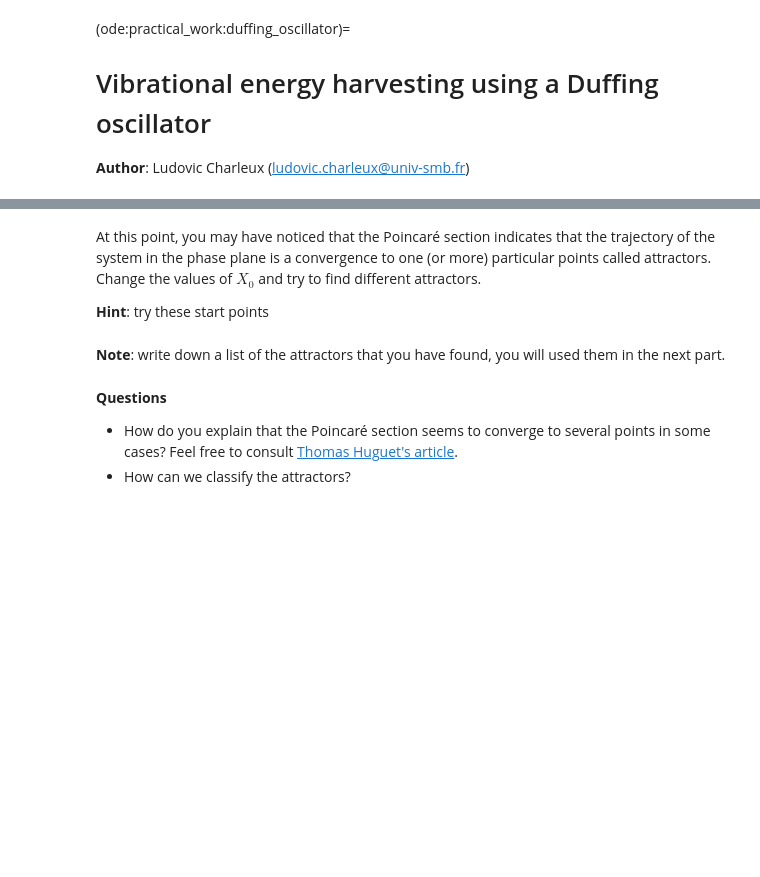
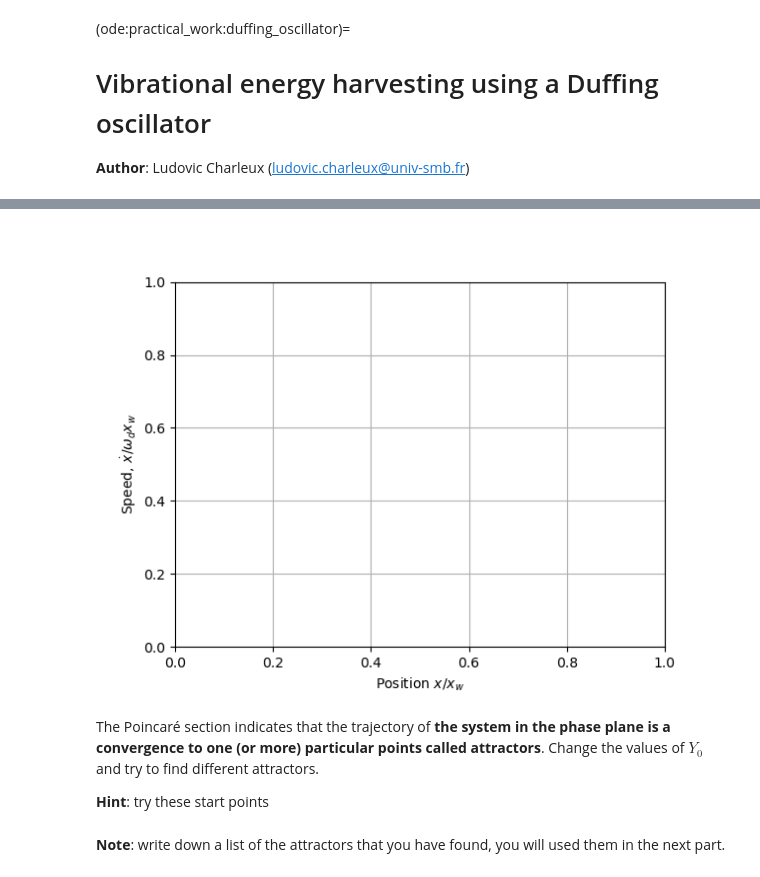
Before and after one commit to symmeHub/positron, a Jupyter notebook: book/ode/exercises/tutorials/duffing_oscillator.ipynb, the cells around one changed output, grey strips where cells are left out. Cells and saved outputs as stored; diff of their text form; code cells hidden in the pictures; blank space fills up the shorter version.

Commit message:
Changements TP ODE

```diff
--- a/book/ode/exercises/tutorials/duffing_oscillator.ipynb
+++ b/book/ode/exercises/tutorials/duffing_oscillator.ipynb
@@ -186,19 +209,21 @@ Think of a way to plot these points and put it in place.
 # %%
 # POINCARE SECTION
 # xp = # COMPLETE
-# dotx =  # COMPLETE
+# dotxp =  # COMPLETE
 
 plt.figure()
-# plt.scatter(xp/xw, dotxp/(xw*w0), marker="o", s = 5, color = "r", label = "Poincaré Section")
-# plt.scatter(xp[-5:]/xw, dotxp[-5:]/(xw*w0), marker="o", s = 30, color = "b", label = "Attractors")
+# plt.scatter(x= ,y= ,color= , marker= , s = ,label = "Poincaré Section")
+# plt.scatter(x= ,y= ,color= , marker= , s = ,label = "Attractors")
 plt.grid()
-# plt.legend()
+plt.legend()
 plt.xlabel("Position $x/x_{w}$")
 plt.ylabel("Speed, $\dot x / {\omega_d x_{w}}$")
 plt.show()
 # plt.close("all")
+# %% [output]
+[figure, added]
 # %% [markdown]
-At this point, you may have noticed that the Poincaré section indicates that the trajectory of the system in the phase plane is a convergence to one (or more) particular points called attractors. Change the values of $X_0$ and try to find different attractors.
+The Poincaré section indicates that the trajectory of **the system in the phase plane is a convergence to one (or more) particular points called attractors**. Change the values of $Y_0$ and try to find different attractors.
 
 **Hint**: try these start points
 # %%
@@ -211,7 +236,3 @@ X0 = np.array([-7.0 * xw, 20.0 * xw * w0])
 **Note**: write down a list of the attractors that you have found, you will used them in the next part.
 # %%
 attractors = []  # A LIST OF ATTRACTORS
-# %% [markdown]
-**Questions**
-* How do you explain that the Poincaré section seems to converge to several points in some cases? Feel free to consult [Thomas Huguet's article](https://hal.archives-ouvertes.fr/hal-02092544/document).
-* How can we classify the attractors?
```
Also changed, not shown: parts of 25 cells of this notebook, 3 other files.
